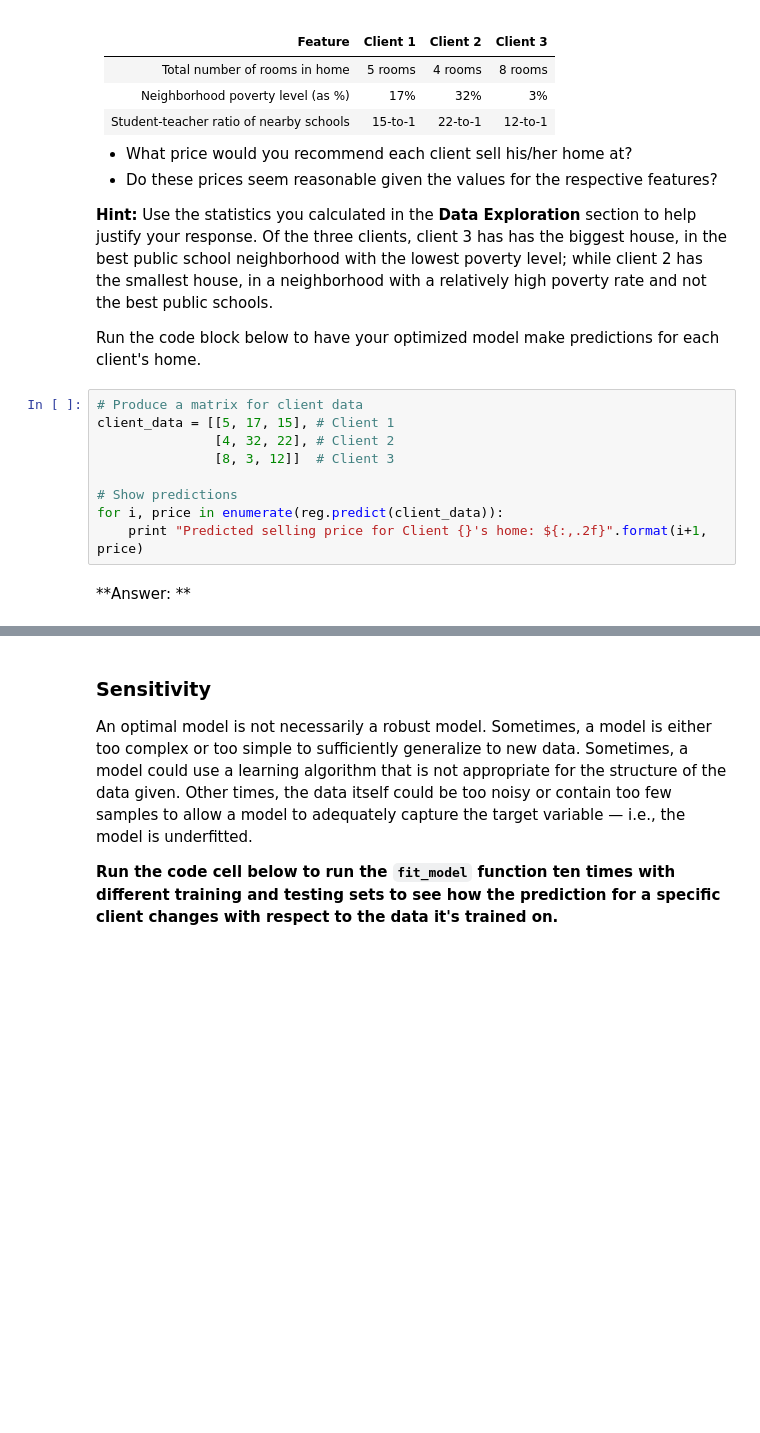
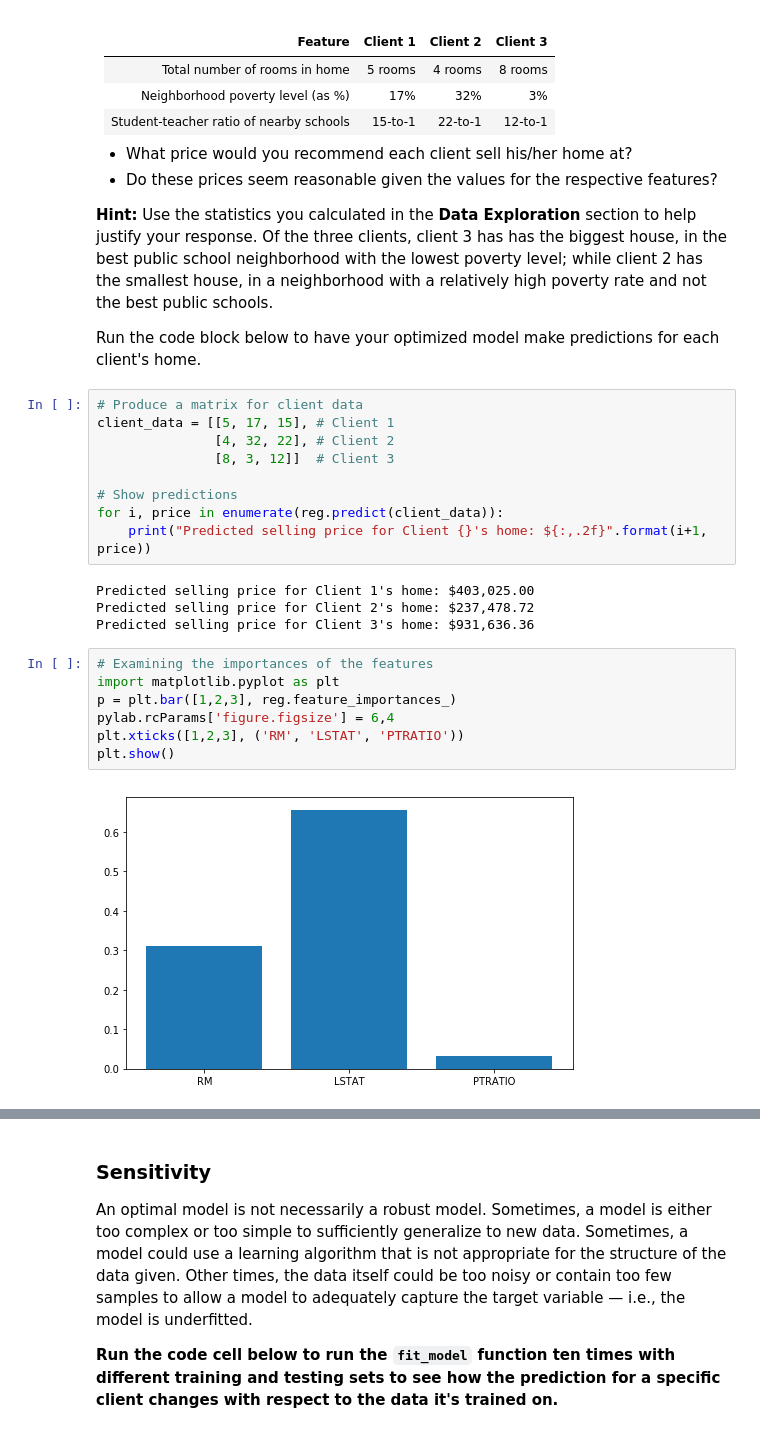
Before and after one commit to huli/mlnd, a Jupyter notebook: boston_housing/boston_housing.ipynb, the cells around one changed output, grey strips where cells are left out. Drawn from its saved outputs; the diff is of its cells as text; blank space fills up the shorter version.

```diff
--- a/boston_housing/boston_housing.ipynb
+++ b/boston_housing/boston_housing.ipynb
@@ -394,6 +409,17 @@ client_data = [[5, 17, 15], # Client 1
 
 # Show predictions
 for i, price in enumerate(reg.predict(client_data)):
-    print "Predicted selling price for Client {}'s home: ${:,.2f}".format(i+1, price)
+    print("Predicted selling price for Client {}'s home: ${:,.2f}".format(i+1, price))
+# %% [output]
+Predicted selling price for Client 1's home: $403,025.00
+Predicted selling price for Client 2's home: $237,478.72
+Predicted selling price for Client 3's home: $931,636.36
-# %% [markdown]
-**Answer: **
+# %%
+# Examining the importances of the features
+import matplotlib.pyplot as plt
+p = plt.bar([1,2,3], reg.feature_importances_)
+pylab.rcParams['figure.figsize'] = 6,4
+plt.xticks([1,2,3], ('RM', 'LSTAT', 'PTRATIO'))
+plt.show()
+# %% [output]
+[figure, added]
```
Also changed, not shown: parts of 4 cells of this notebook, 1 other file.
